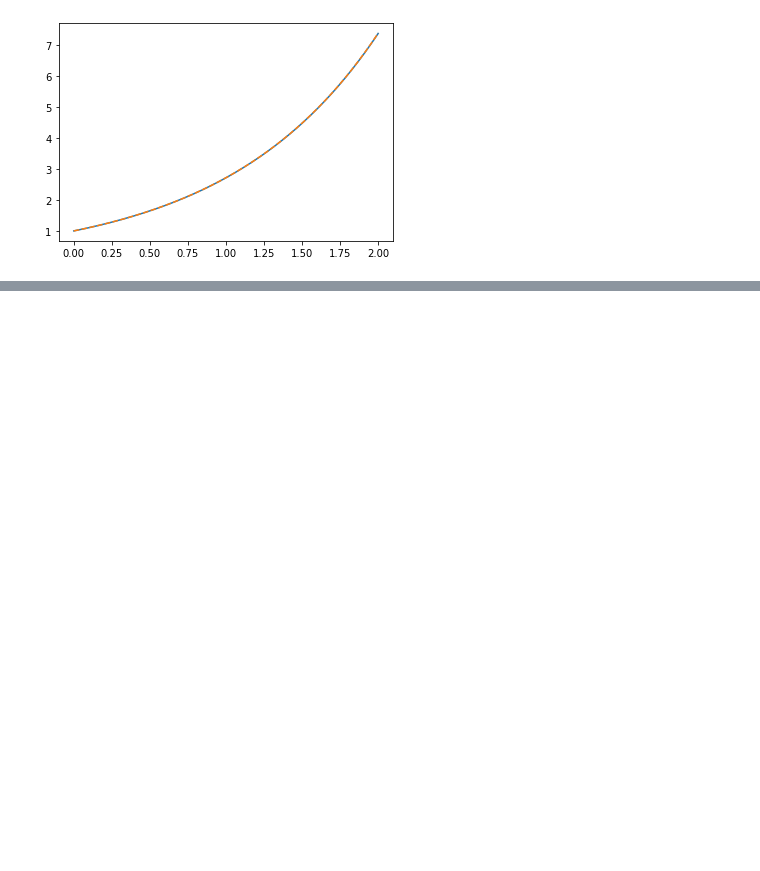
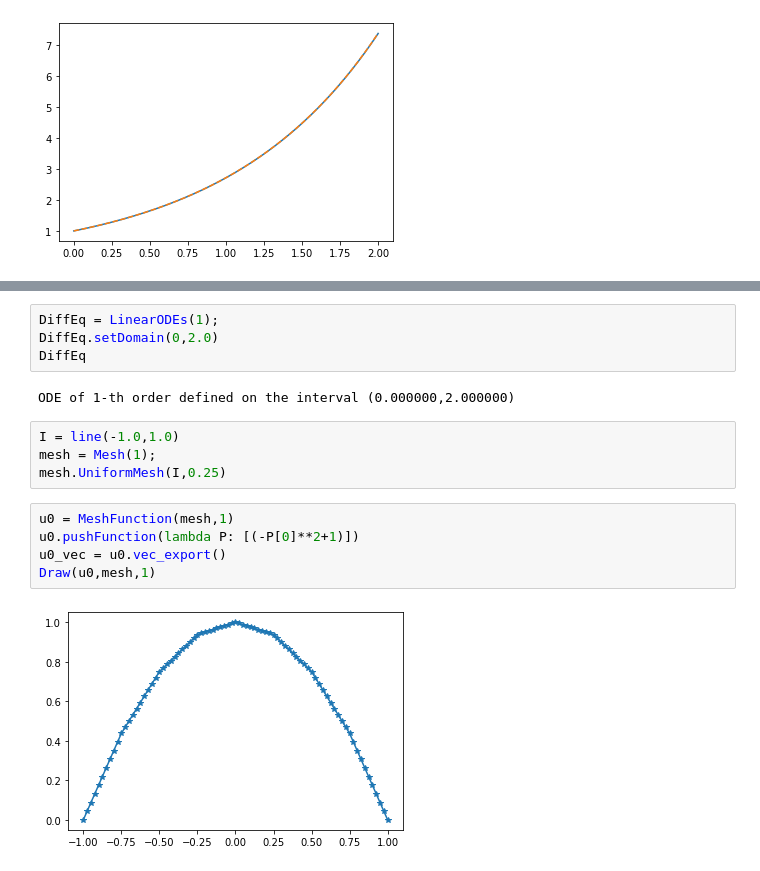
Before and after one commit to UZerbinati/Suite, a Jupyter notebook: Docs/ODE/LinearODE.ipynb, the cells around one changed output, grey strips where cells are left out. Saved outputs shown, nothing was run; the diff lists cells and outputs as text; blank space fills up the shorter version.

```diff
--- a/Docs/ODE/LinearODE.ipynb
+++ b/Docs/ODE/LinearODE.ipynb
@@ -49,0 +60,17 @@ plt.plot(H,np.exp(H),"--")
+# %%
+DiffEq = LinearODEs(1);
+DiffEq.setDomain(0,2.0)
+DiffEq
+# %% [output]
+ODE of 1-th order defined on the interval (0.000000,2.000000)
+# %%
+I = line(-1.0,1.0)
+mesh = Mesh(1);
+mesh.UniformMesh(I,0.25)
+# %%
+u0 = MeshFunction(mesh,1)
+u0.pushFunction(lambda P: [(-P[0]**2+1)])
+u0_vec = u0.vec_export()
+Draw(u0,mesh,1)
+# %% [output]
+[figure, added]
```
Also changed, not shown: parts of 8 cells of this notebook, 21 other files.
